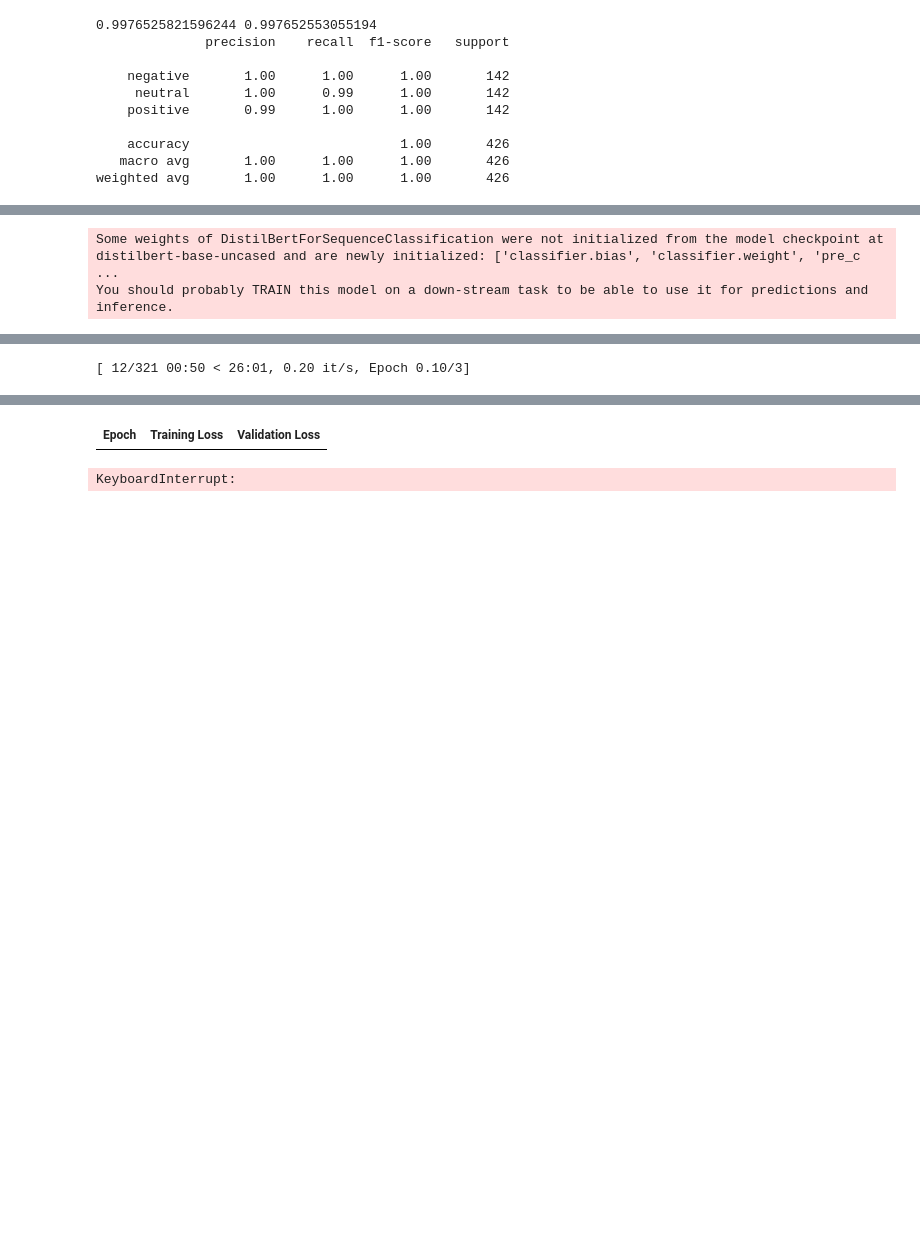
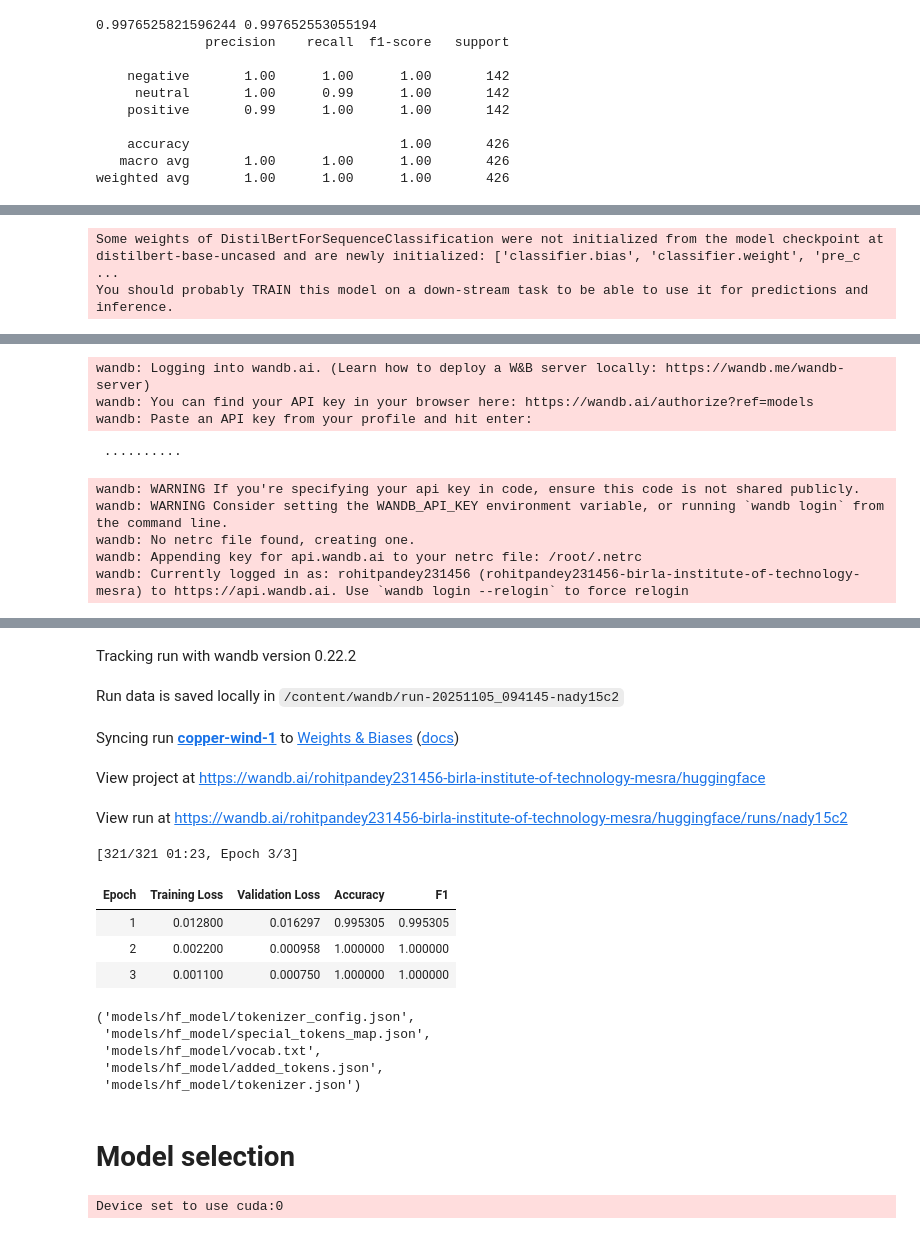
Before and after one commit to rop2024/Intelligent-Email-Response-Classifier, a Jupyter notebook: notebook.ipynb, the cells around one changed output, grey strips where cells are left out. Saved outputs shown, nothing was run; the diff lists cells and outputs as text; code cells hidden in the pictures; blank space fills up the shorter version.

```diff
--- a/notebook.ipynb
+++ b/notebook.ipynb
@@ -24,5 +39,5 @@ CUDA device count: 0
 # %%
-df = df.dropna(subset=['reply']).reset_index(drop=True)
+f = df.dropna(subset=['reply']).reset_index(drop=True)
 
 df.shape
 # %% [output]
@@ -122,7 +172,7 @@ model = AutoModelForSequenceClassification.from_pretrained(model_name, num_label
 training_args = TrainingArguments(
     output_dir="hf_model",
     eval_strategy="epoch",
-    save_strategy="epoch",           # ensure save and eval strategies match
+    save_strategy="epoch",
     per_device_train_batch_size=16,
     per_device_eval_batch_size=32,
     num_train_epochs=3,
@@ -132,8 +182,6 @@ training_args = TrainingArguments(
     load_best_model_at_end=True,
     metric_for_best_model="f1",
     greater_is_better=True,
-    fp16=True,                        # enable mixed precision if supported
-    gradient_checkpointing=True,      # reduce memory usage at cost of speed
 )
 
 import numpy as np
@@ -166 +215,9 @@ You should probably TRAIN this model on a down-stream task to be able to use it
-[ 12/321 00:50 < 26:01, 0.20 it/s, Epoch 0.10/3]
+wandb: Logging into wandb.ai. (Learn how to deploy a W&B server locally: https://wandb.me/wandb-server)
+wandb: You can find your API key in your browser here: https://wandb.ai/authorize?ref=models
+wandb: Paste an API key from your profile and hit enter:
+ ··········
+wandb: WARNING If you're specifying your api key in code, ensure this code is not shared publicly.
+wandb: WARNING Consider setting the WANDB_API_KEY environment variable, or running `wandb login` from the command line.
+wandb: No netrc file found, creating one.
+wandb: Appending key for api.wandb.ai to your netrc file: /root/.netrc
+wandb: Currently logged in as: rohitpandey231456 (rohitpandey231456-birla-institute-of-technology-mesra) to https://api.wandb.ai. Use `wandb login --relogin` to force relogin
@@ -167,2 +225,48 @@ You should probably TRAIN this model on a down-stream task to be able to use it
+Tracking run with wandb version 0.22.2
+Run data is saved locally in /content/wandb/run-20251105_094145-nady15c2
+Syncing run copper-wind-1 to Weights & Biases (docs)
+View project at https://wandb.ai/rohitpandey231456-birla-institute-of-technology-mesra/huggingface
+View run at https://wandb.ai/rohitpandey231456-birla-institute-of-technology-mesra/huggingface/runs/nady15c2
+[321/321 01:23, Epoch 3/3]
-| Epoch | Training Loss | Validation Loss |
+| Epoch | Training Loss | Validation Loss | Accuracy | F1 |
+| 1 | 0.012800 | 0.016297 | 0.995305 | 0.995305 |
+| 2 | 0.002200 | 0.000958 | 1.000000 | 1.000000 |
+| 3 | 0.001100 | 0.000750 | 1.000000 | 1.000000 |
-KeyboardInterrupt:
+('models/hf_model/tokenizer_config.json',
+ 'models/hf_model/special_tokens_map.json',
+ 'models/hf_model/vocab.txt',
+ 'models/hf_model/added_tokens.json',
+ 'models/hf_model/tokenizer.json')
+# %% [markdown]
+# Model selection
+# %%
+from sklearn.metrics import accuracy_score, f1_score, classification_report, confusion_matrix
+import matplotlib.pyplot as plt
+import seaborn as sns
+import numpy as np
+
+# Load baseline model predictions (if not already done)
+baseline_pipe = joblib.load("models/baseline_model.pkl")
+baseline_preds = baseline_pipe.predict(val['reply'])
+baseline_probs = baseline_pipe.predict_proba(val['reply'])
+
+# Load HF model predictions
+from transformers import pipeline
+hf_pipe = pipeline("text-classification",
+                   model="models/hf_model",
+                   tokenizer="models/hf_model",
+                   return_all_scores=True)
+
+# Get HF predictions
+hf_preds = []
+hf_probs = []
+for text in val['reply']:
+    result = hf_pipe(text)[0]
+    probs = [r['score'] for r in result]
+    pred_id = np.argmax(probs)
+    hf_preds.append(pred_id)
+    hf_probs.append(probs)
+
+hf_preds = np.array(hf_preds)
+# %% [output]
+Device set to use cuda:0
```
Also changed, not shown: parts of 22 cells of this notebook.
